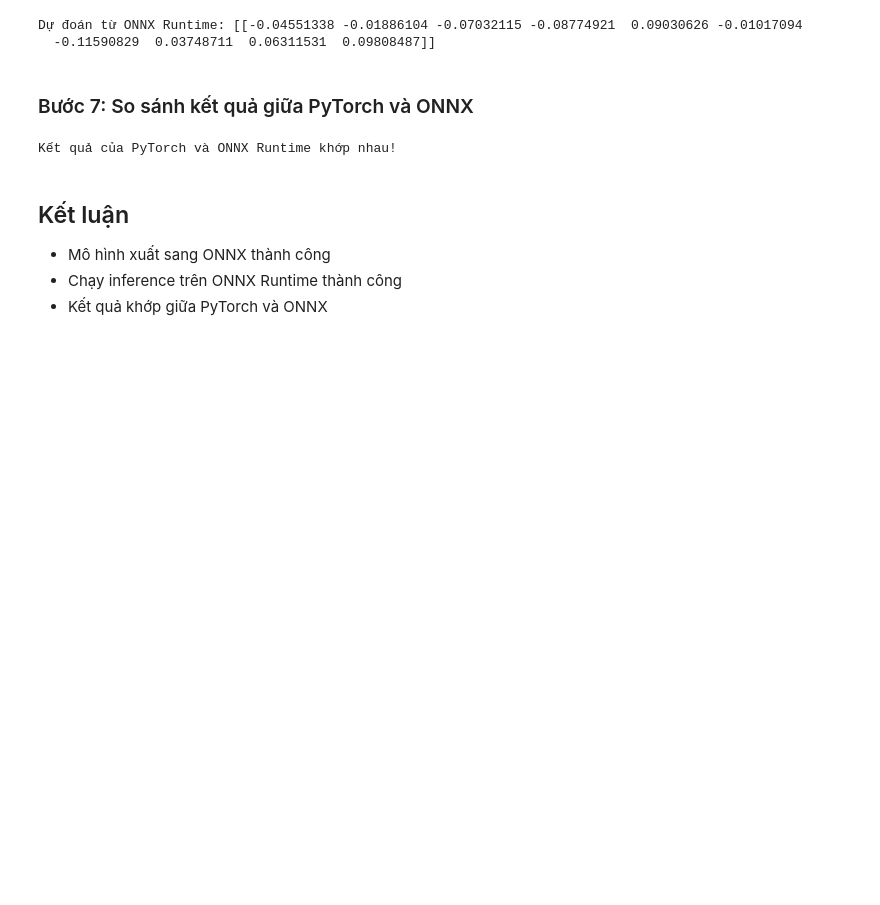
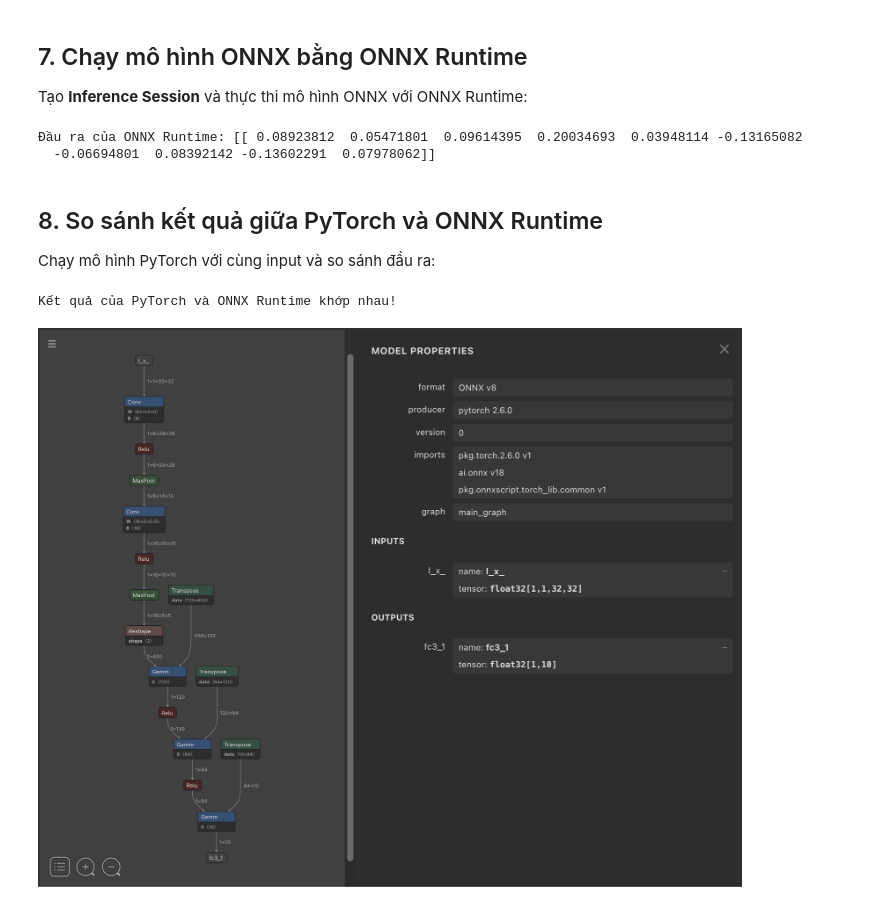
Before and after one commit to LTNhoTin/onnx, a Jupyter notebook: Export a PyTorch model to ONNX/export_pytorch_to_onnx.ipynb, the cells around one changed output. Cells and saved outputs as stored; diff of their text form; code cells hidden in the pictures; blank space fills up the shorter version.

```diff
--- a/Export a PyTorch model to ONNX/export_pytorch_to_onnx.ipynb
+++ b/Export a PyTorch model to ONNX/export_pytorch_to_onnx.ipynb
@@ -92,17 +87,24 @@ Mô hình ONNX hợp lệ!
+# %% [markdown]
+## 7. Chạy mô hình ONNX bằng ONNX Runtime
+Tạo **Inference Session** và thực thi mô hình ONNX với ONNX Runtime:
 # %%
-ort_session = onnxruntime.InferenceSession('my_image_classifier.onnx', providers=['CPUExecutionProvider'])
 
+import onnxruntime
+
+onnx_input = [torch_input]
+ort_session = onnxruntime.InferenceSession("my_image_classifier.onnx", providers=['CPUExecutionProvider'])
 def to_numpy(tensor):
     return tensor.detach().cpu().numpy() if tensor.requires_grad else tensor.cpu().numpy()
+onnxruntime_input = {k.name: to_numpy(v) for k, v in zip(ort_session.get_inputs(), onnx_input)}
+onnxruntime_outputs = ort_session.run(None, onnxruntime_input)[0]
 
-onnxruntime_input = {k.name: to_numpy(v) for k, v in zip(ort_session.get_inputs(), [torch_input])}
-onnxruntime_outputs = ort_session.run(None, onnxruntime_input)[0]
-print('Dự đoán từ ONNX Runtime:', onnxruntime_outputs)
+print(f"Đầu ra của ONNX Runtime: {onnxruntime_outputs}")
 # %% [output]
-Dự đoán từ ONNX Runtime: [[-0.04551338 -0.01886104 -0.07032115 -0.08774921  0.09030626 -0.01017094
-  -0.11590829  0.03748711  0.06311531  0.09808487]]
+Đầu ra của ONNX Runtime: [[ 0.08923812  0.05471801  0.09614395  0.20034693  0.03948114 -0.13165082
+  -0.06694801  0.08392142 -0.13602291  0.07978062]]
 # %% [markdown]
-### Bước 7: So sánh kết quả giữa PyTorch và ONNX
+## 8. So sánh kết quả giữa PyTorch và ONNX Runtime
+Chạy mô hình PyTorch với cùng input và so sánh đầu ra:
 # %%
 torch_outputs = torch_model(torch_input)
 assert len(torch_outputs) == len(onnxruntime_outputs)
@@ -112,7 +115,8 @@ print('Kết quả của PyTorch và ONNX Runtime khớp nhau!')
 # %% [output]
 Kết quả của PyTorch và ONNX Runtime khớp nhau!
-# %% [markdown]
-## Kết luận
-- Mô hình xuất sang ONNX thành công
-- Chạy inference trên ONNX Runtime thành công
-- Kết quả khớp giữa PyTorch và ONNX
+# %%
+import IPython.display as display
+image_path = "pic.jpg"
+display.display(display.Image(image_path))
+# %% [output]
+[figure, added]
```
Also changed, not shown: parts of 22 cells of this notebook, 2 other files.
